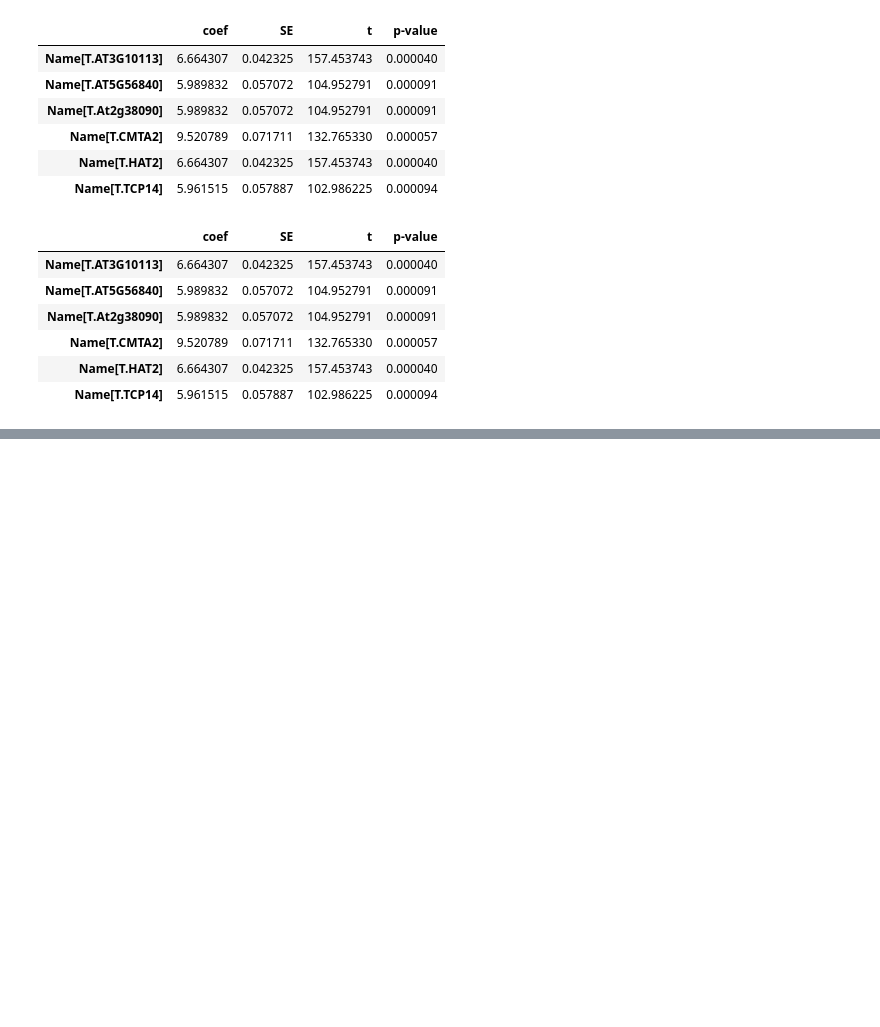
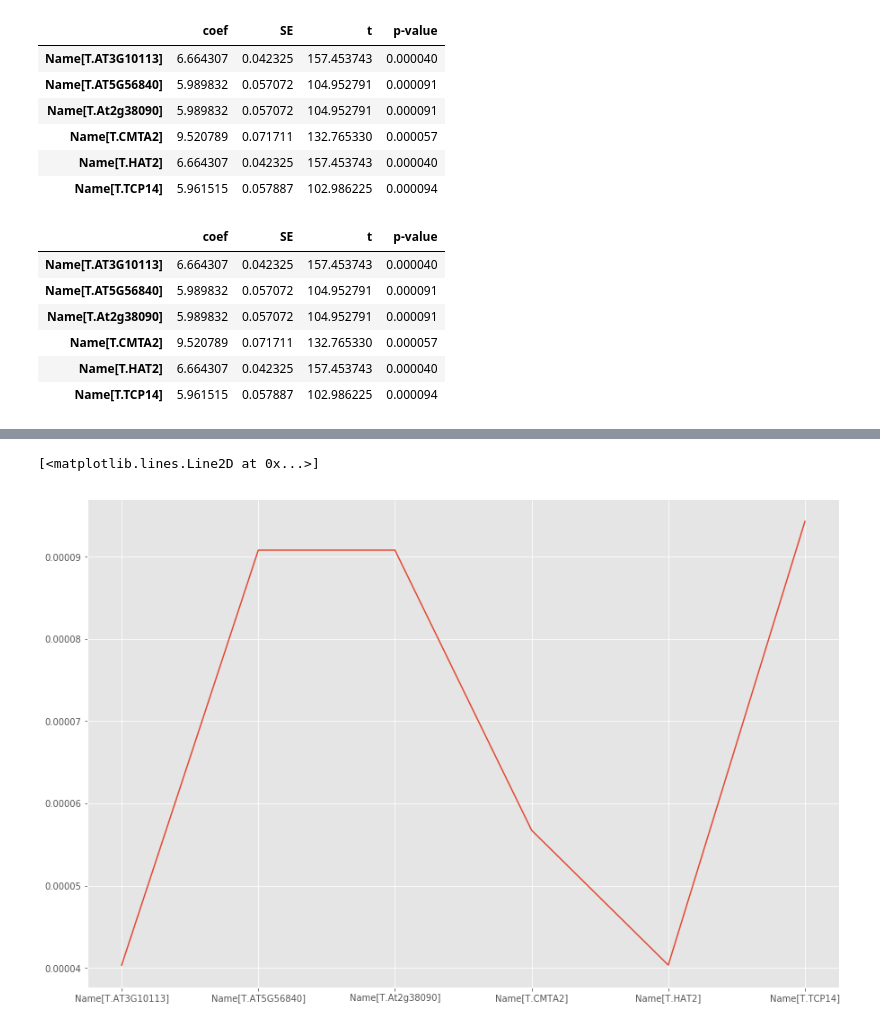
Before and after one commit to if1015-datascience-ufpe/2018-1-projeto-phytoprom, a Jupyter notebook: Processamento.ipynb, the cells around one changed output, grey strips where cells are left out. Saved outputs shown, nothing was run; the diff lists cells and outputs as text; code cells hidden in the pictures; blank space fills up the shorter version.

```diff
--- a/Processamento.ipynb
+++ b/Processamento.ipynb
@@ -220,0 +223,7 @@ plt.plot(df['Cluster'], color='blue')
+# %%
+plt.figure(figsize=(15,10))
+plt.plot(enrichment[enrichment['p-value']<=1e-04]['p-value'])
+# plt.plot(enrichment['p-value'])
+# %% [output]
+[<matplotlib.lines.Line2D at 0x...>]
+[figure, added]
```
Also changed, not shown: parts of 2 cells of this notebook.
